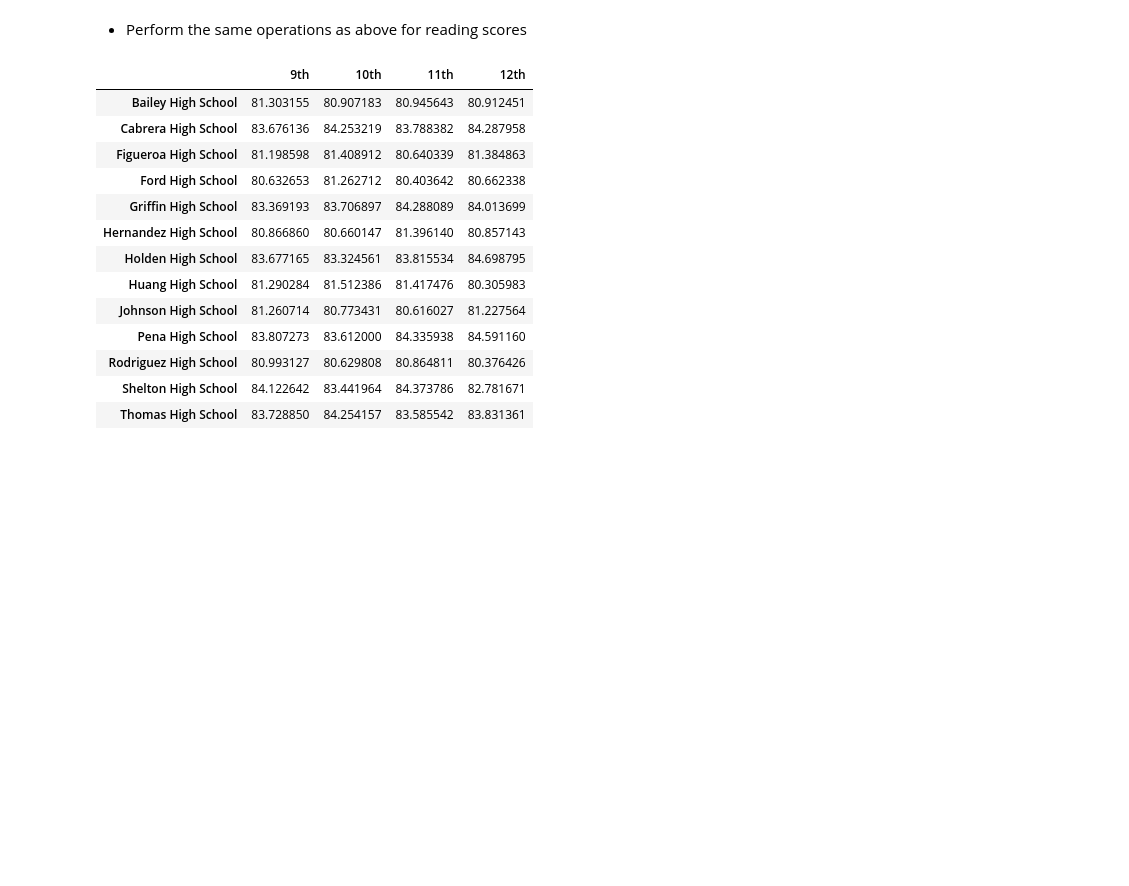
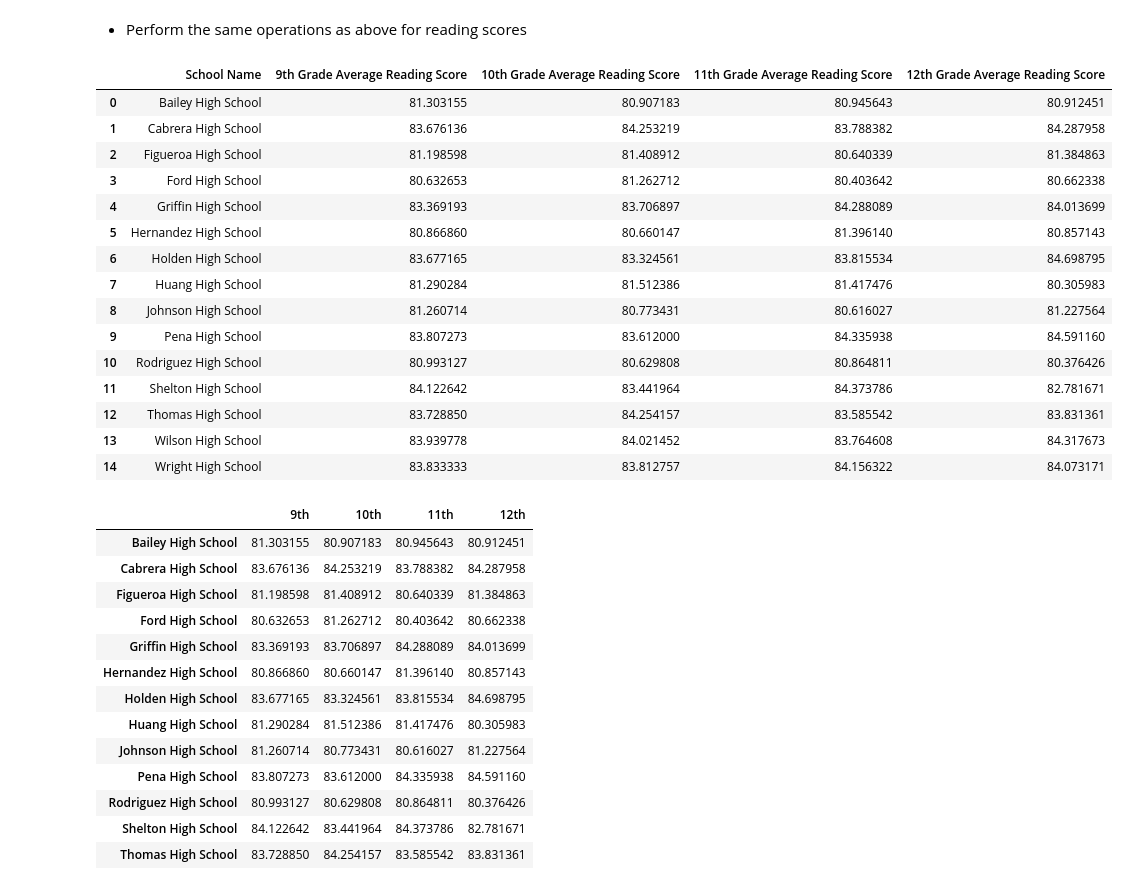
Before and after one commit to Carly-Jane/Pandas_Homework_Carly_Wieland, a Jupyter notebook: PyCitySchools/PyCitySchools_starter.ipynb, the cells around one changed output. Cells and saved outputs as stored; diff of their text form; code cells hidden in the pictures; blank space fills up the shorter version.

```diff
--- a/PyCitySchools/PyCitySchools_starter.ipynb
+++ b/PyCitySchools/PyCitySchools_starter.ipynb
@@ -383,6 +438,63 @@ bottom_performing_schools
 ## Reading Score by Grade
 # %% [markdown]
 * Perform the same operations as above for reading scores
+# %%
+# collect the base data
+reading_student_data = student_data[['Student ID',
+                                    'student_name',
+                                    'gender',
+                                    'grade',
+                                    'school_name',
+                                    'reading_score',
+                                    'math_score']]
+
+reading_student_data.rename(columns={'school_name': 'School Name'}, inplace=True)
+#reading_student_data.head()
+# %%
+# Create a data series for the 9th grade average reading score for each school
+reading_student_data_9th_grade = reading_student_data.loc[reading_student_data["grade"] == "9th", ["grade", "reading_score", "School Name"]].groupby(["School Name"], as_index=False)
+reading_student_data_9th_grade_df = pd.DataFrame(reading_student_data_9th_grade.mean())
+reading_student_data_9th_grade_df.rename(columns={'reading_score': '9th Grade Average Reading Score'}, inplace=True)
+
+# Create a data series for the 10th grade average reading score for each school
+reading_student_data_10th_grade = reading_student_data.loc[reading_student_data["grade"] == "10th", ["grade", "reading_score", "School Name"]].groupby(["School Name"], as_index=False)
+reading_student_data_10th_grade_df = pd.DataFrame(reading_student_data_10th_grade.mean())
+reading_student_data_10th_grade_df.rename(columns={'reading_score': '10th Grade Average Reading Score'}, inplace=True)
+
+# Create a data series for the 10th grade average reading score for each school
+reading_student_data_11th_grade = reading_student_data.loc[reading_student_data["grade"] == "11th", ["grade", "reading_score", "School Name"]].groupby(["School Name"], as_index=False)
+reading_student_data_11th_grade_df = pd.DataFrame(reading_student_data_11th_grade.mean())
+reading_student_data_11th_grade_df.rename(columns={'reading_score': '11th Grade Average Reading Score'}, inplace=True)
+
+# Create a data series for the 11th grade average reading score for each school
+reading_student_data_12th_grade = reading_student_data.loc[reading_student_data["grade"] == "12th", ["grade", "reading_score", "School Name"]].groupby(["School Name"], as_index=False)
+reading_student_data_12th_grade_df = pd.DataFrame(reading_student_data_12th_grade.mean())
+reading_student_data_12th_grade_df.rename(columns={'reading_score': '12th Grade Average Reading Score'}, inplace=True)
+# %%
+# building up the series' into the full dataframe with all grades math score average per school
+average_reading_score_9_10_df = pd.merge(reading_student_data_9th_grade_df, reading_student_data_10th_grade_df, how="left", on=['School Name', 'School Name'])
+average_reading_score_11_12_df = pd.merge(reading_student_data_11th_grade_df, reading_student_data_12th_grade_df, how="left", on=['School Name', 'School Name'])
+
+# The full dataframe with all grades math score average per school
+average_reading_score_by_grade_df = pd.merge(average_reading_score_9_10_df, average_reading_score_11_12_df, how="left", on=['School Name', 'School Name'])
+average_reading_score_by_grade_df
+# %% [output]
+|  | School Name | 9th Grade Average Reading Score | 10th Grade Average Reading Score | 11th Grade Average Reading Score | 12th Grade Average Reading Score |
+| 0 | Bailey High School | 81.303155 | 80.907183 | 80.945643 | 80.912451 |
+| 1 | Cabrera High School | 83.676136 | 84.253219 | 83.788382 | 84.287958 |
+| 2 | Figueroa High School | 81.198598 | 81.408912 | 80.640339 | 81.384863 |
+| 3 | Ford High School | 80.632653 | 81.262712 | 80.403642 | 80.662338 |
+| 4 | Griffin High School | 83.369193 | 83.706897 | 84.288089 | 84.013699 |
+| 5 | Hernandez High School | 80.866860 | 80.660147 | 81.396140 | 80.857143 |
+| 6 | Holden High School | 83.677165 | 83.324561 | 83.815534 | 84.698795 |
+| 7 | Huang High School | 81.290284 | 81.512386 | 81.417476 | 80.305983 |
+| 8 | Johnson High School | 81.260714 | 80.773431 | 80.616027 | 81.227564 |
+| 9 | Pena High School | 83.807273 | 83.612000 | 84.335938 | 84.591160 |
+| 10 | Rodriguez High School | 80.993127 | 80.629808 | 80.864811 | 80.376426 |
+| 11 | Shelton High School | 84.122642 | 83.441964 | 84.373786 | 82.781671 |
+| 12 | Thomas High School | 83.728850 | 84.254157 | 83.585542 | 83.831361 |
+| 13 | Wilson High School | 83.939778 | 84.021452 | 83.764608 | 84.317673 |
+| 14 | Wright High School | 83.833333 | 83.812757 | 84.156322 | 84.073171 |
 # %%
 # %% [output]
 |  | 9th | 10th | 11th | 12th |
```
Also changed, not shown: parts of 4 cells of this notebook.
